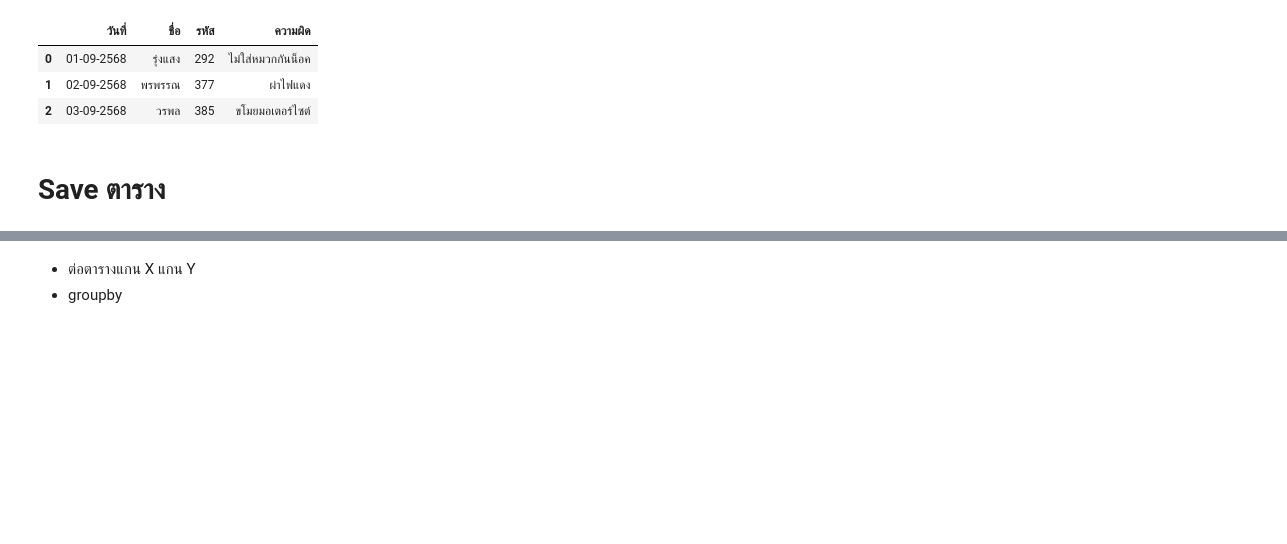
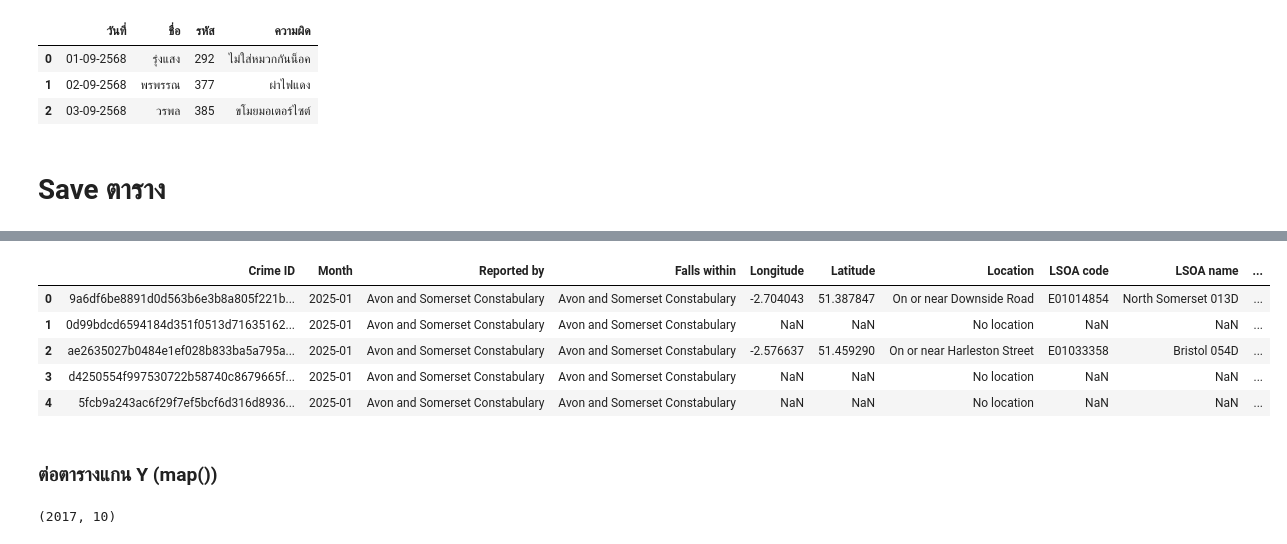
Before and after one commit to woraphonp-038-5/dataviz2025, a Jupyter notebook: Pandas_101_2025.ipynb, the cells around one changed output, grey strips where cells are left out. Cells and saved outputs as stored; diff of their text form; code cells hidden in the pictures; blank space fills up the shorter version.

```diff
--- a/Pandas_101_2025.ipynb
+++ b/Pandas_101_2025.ipynb
@@ -891,0 +973,2 @@ kku_police.to_excel('ตำรวจ_มข.xlsx',sheet_name='ความผิ
+# %%
+outcomes = pd.read_csv('/content/drive/MyDrive/Python&DataViz2025/data/2025-01/2025-01-avon-and-somerset-outcomes.csv')
@@ -891,0 +1055,9 @@ kku_police.to_excel('ตำรวจ_มข.xlsx',sheet_name='ความผิ
+# %%
+outcomes.head()
+# %% [output]
+|  | Crime ID | Month | Reported by | Falls within | Longitude | Latitude | Location | LSOA code | LSOA name | ... |
+| 0 | 9a6df6be8891d0d563b6e3b8a805f221b... | 2025-01 | Avon and Somerset Constabulary | Avon and Somerset Constabulary | -2.704043 | 51.387847 | On or near Downside Road | E01014854 | North Somerset 013D | ... |
+| 1 | 0d99bdcd6594184d351f0513d71635162... | 2025-01 | Avon and Somerset Constabulary | Avon and Somerset Constabulary | NaN | NaN | No location | NaN | NaN | ... |
+| 2 | ae2635027b0484e1ef028b833ba5a795a... | 2025-01 | Avon and Somerset Constabulary | Avon and Somerset Constabulary | -2.576637 | 51.459290 | On or near Harleston Street | E01033358 | Bristol 054D | ... |
+| 3 | d4250554f997530722b58740c8679665f... | 2025-01 | Avon and Somerset Constabulary | Avon and Somerset Constabulary | NaN | NaN | No location | NaN | NaN | ... |
+| 4 | 5fcb9a243ac6f29f7ef5bcf6d316d8936... | 2025-01 | Avon and Somerset Constabulary | Avon and Somerset Constabulary | NaN | NaN | No location | NaN | NaN | ... |
@@ -892,3 +1068,6 @@ kku_police.to_excel('ตำรวจ_มข.xlsx',sheet_name='ความผิ
 # %% [markdown]
-*   ต่อตารางแกน X แกน Y
-*   groupby
+### ต่อตารางแกน Y (map())
+# %%
+Loutcomes_123 = pd.concat([Loutcomes1,Loutcomes2,Loutcomes3])
+# %% [output]
+(2017, 10)
```
Also changed, not shown: parts of 35 cells of this notebook.
